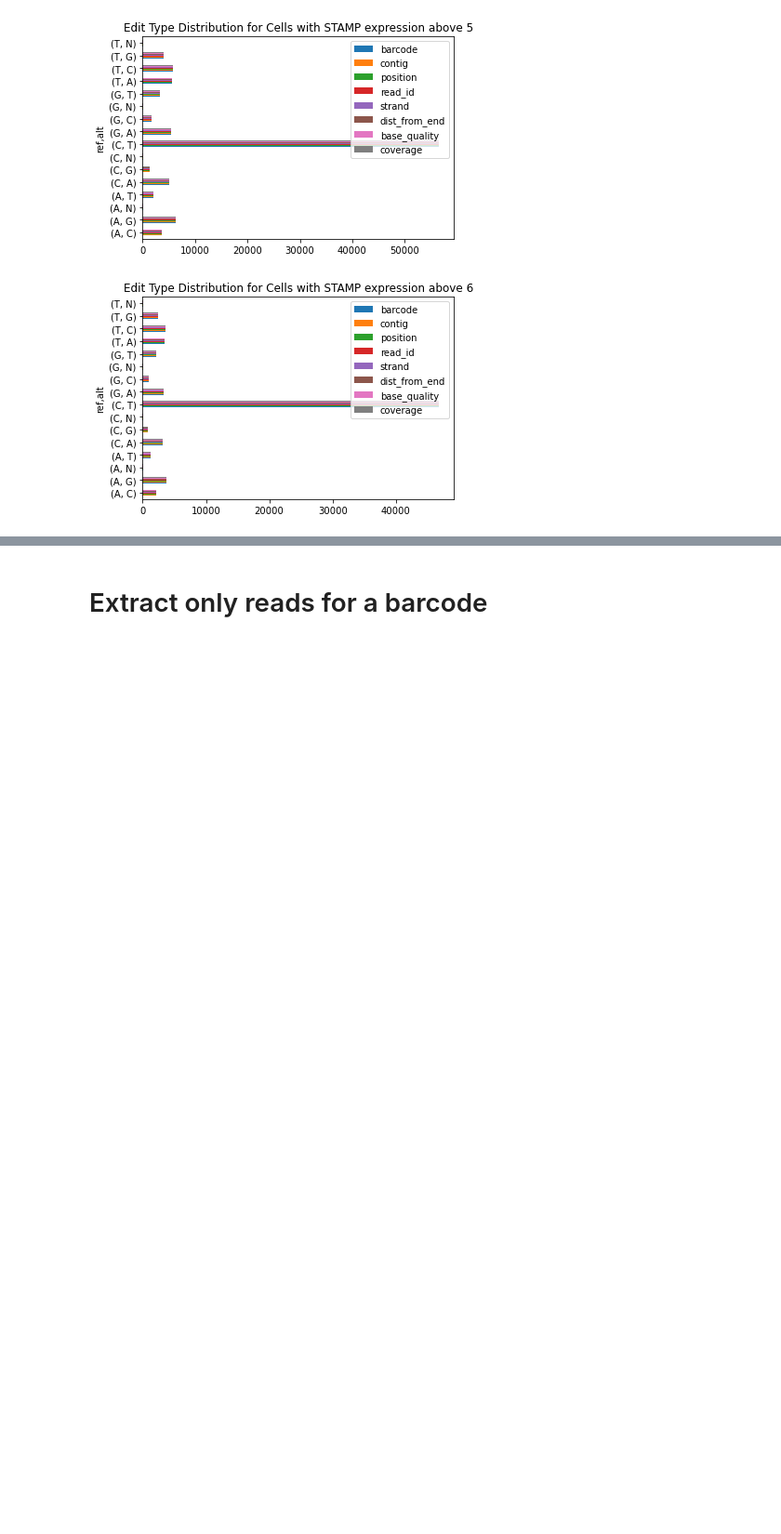
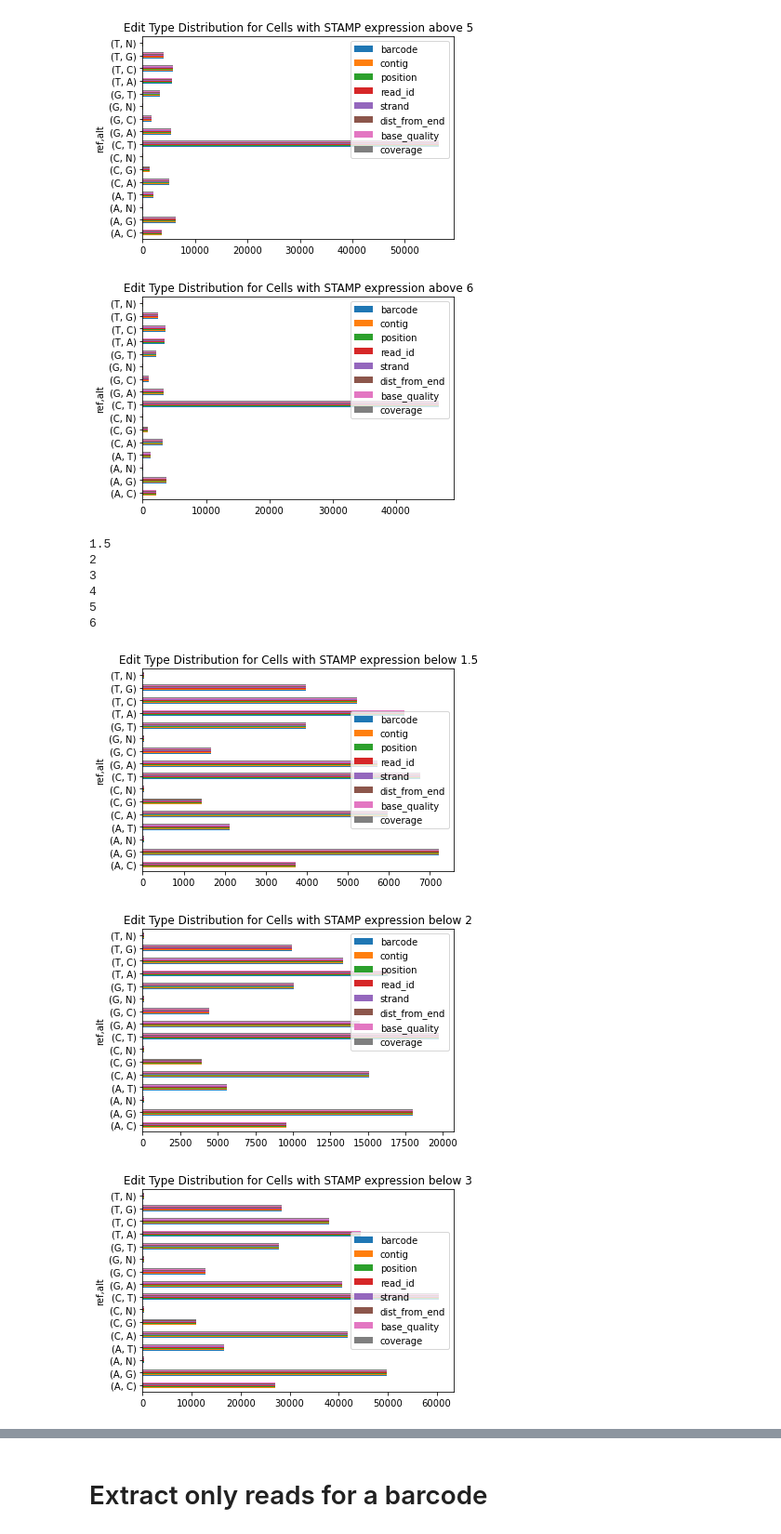
Before and after one commit to howardxu520/MARINE, a Jupyter notebook: scripts/check_against_pileup_all_cells.ipynb, the cells around one changed output, grey strips where cells are left out. Shown at 93% size. Saved outputs shown, nothing was run; the diff lists cells and outputs as text; code cells hidden in the pictures; blank space fills up the shorter version.

```diff
--- a/scripts/check_against_pileup_all_cells.ipynb
+++ b/scripts/check_against_pileup_all_cells.ipynb
@@ -385,3 +382,21 @@ for thresh in [0, 1, 2, 3, 4, 5, 6]:
 [figure]
 [figure]
 [figure]
+# %%
+for thresh in [1.5,2, 3, 4, 5, 6]:
+    print(thresh)
+    barcodes_at_stamp_thresh = stamp_expression_df[stamp_expression_df.Stamp < thresh].index
+
+    all_edit_info_filtered[
+        all_edit_info_filtered.barcode.isin(barcodes_at_stamp_thresh)].groupby(['ref', 'alt']).count().plot(kind='barh')
+    plt.title("Edit Type Distribution for Cells with STAMP expression below {}".format(thresh))
+# %% [output]
+1.5
+2
+3
+4
+5
+6
+[figure, added]
+[figure, added]
+[figure, added]
```
Also changed, not shown: parts of 11 cells of this notebook.
